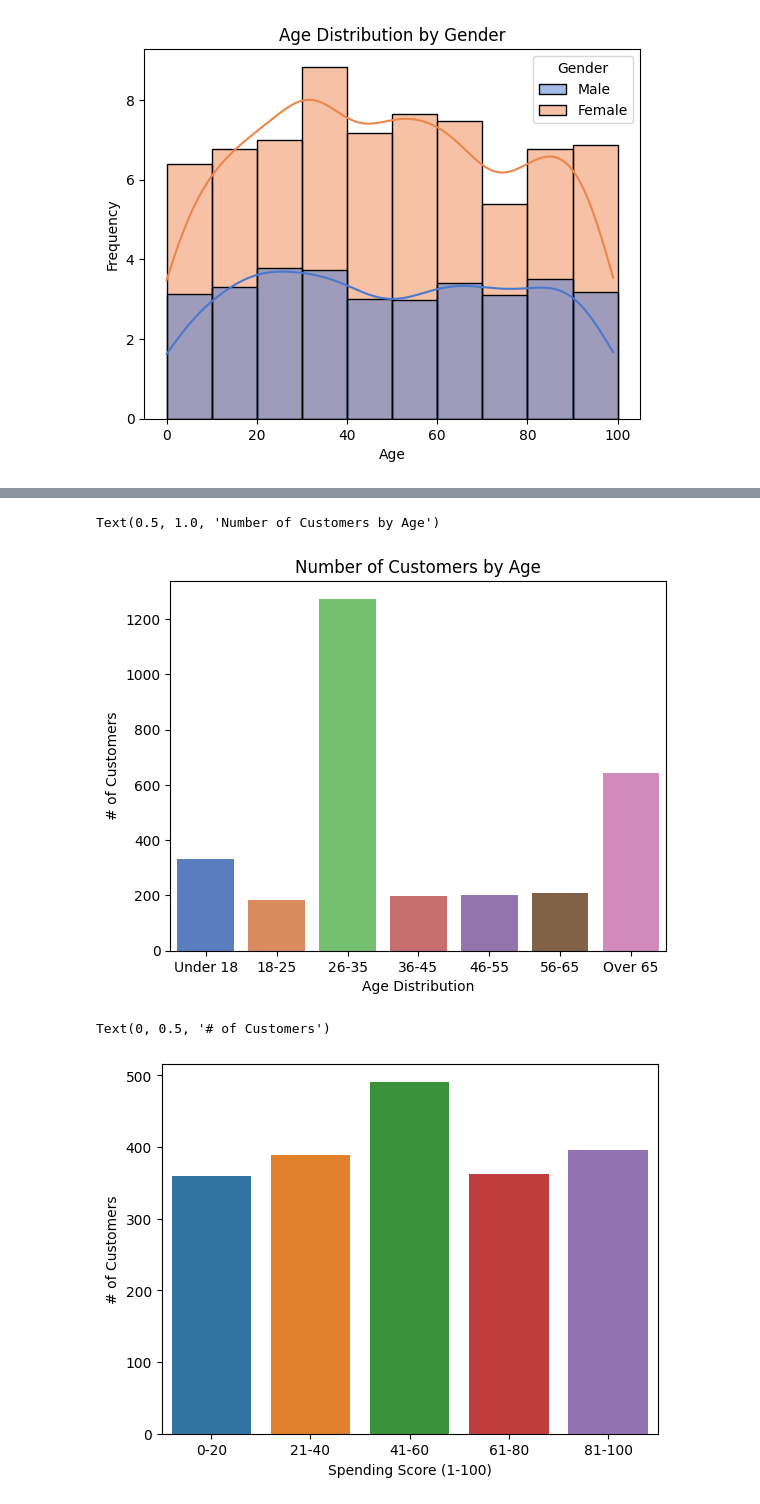
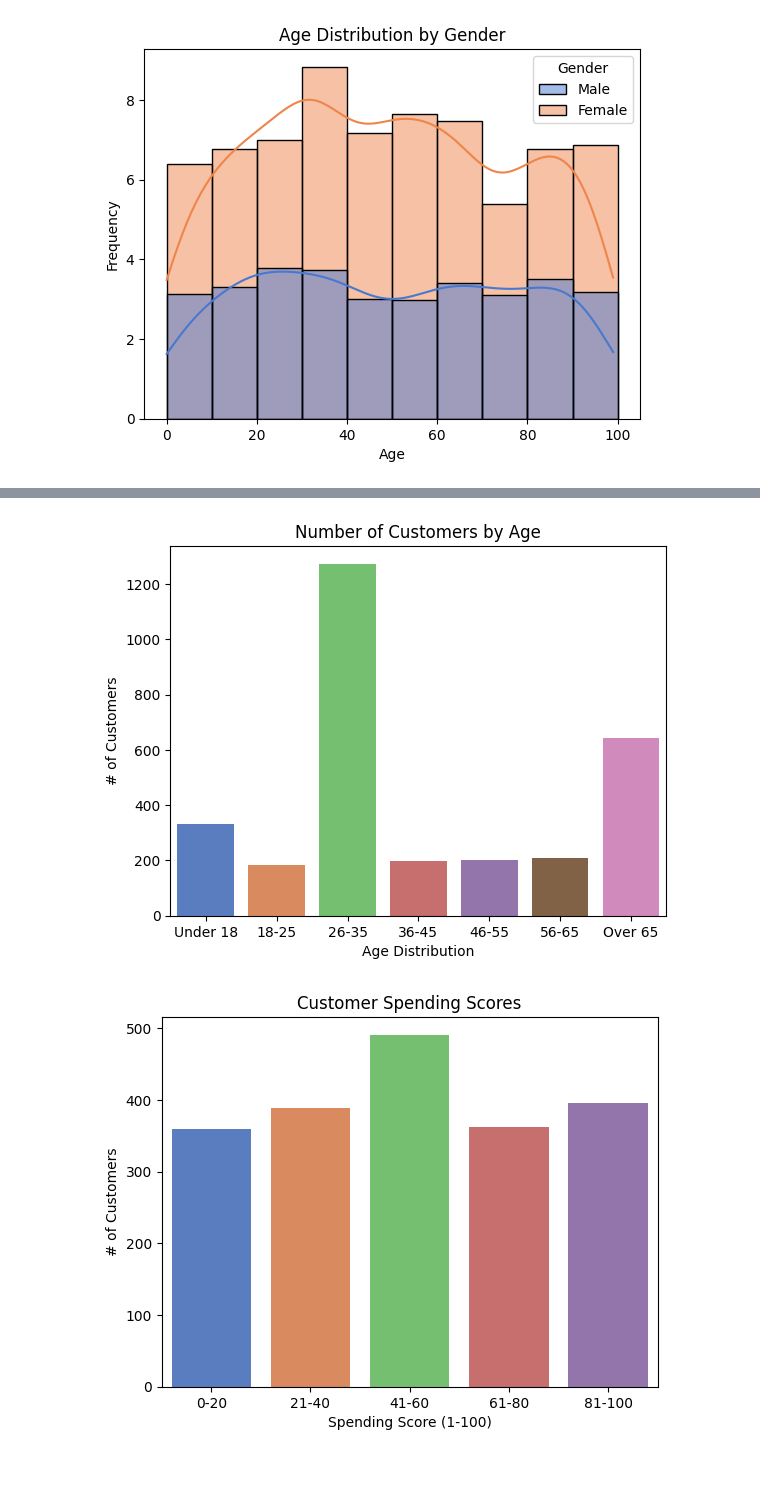
Before and after one commit to adenletchworth/Customer-Segmentation, a Jupyter notebook: dataAnalysis.ipynb, the cells around one changed output, grey strips where cells are left out. Drawn from its saved outputs; the diff is of its cells as text; code cells hidden in the pictures; blank space fills up the shorter version.

```diff
--- a/dataAnalysis.ipynb
+++ b/dataAnalysis.ipynb
@@ -27,7 +28,7 @@ df.head() # see our data points
 | 3 | 4 | Female | 23 | 59000 | 77 | Lawyer | 0 | ... |
 | 4 | 5 | Female | 31 | 38000 | 40 | Entertainment | 2 | ... |
 # %%
-df = df.drop('CustomerID', axis=1) # drop impractical column
+df = df.drop(['CustomerID','Profession'], axis=1) # drop impractical column
 # %%
 df.describe()
 # %% [output]
@@ -88,21 +100,23 @@ plt.xlabel('Age Distribution')
 plt.ylabel('# of Customers')
 
 plt.title('Number of Customers by Age')
+
+plt.show()
 # %% [output]
-Text(0.5, 1.0, 'Number of Customers by Age')
 [figure]
 # %%
 spending_bins = [0, 20, 40, 60, 80, 100] # create bins
 spending_labels = ['0-20', '21-40', '41-60', '61-80', '81-100'] # create labels for our bins
 
 
 spending_count = pd.cut(df['Spending Score (1-100)'], bins=spending_bins, labels=spending_labels).value_counts() # get our counts for our corresponding bins
 
-sns.barplot(x=spending_count.index,y=spending_count) # plot it
+sns.barplot(x=spending_count.index,y=spending_count,palette='muted') # plot it
 
 plt.ylabel('# of Customers')
 
 plt.title('Customer Spending Scores')
+
+plt.show()
 # %% [output]
-Text(0, 0.5, '# of Customers')
-[figure, old version]
+[figure, new version]
```
Also changed, not shown: parts of 6 cells of this notebook.
